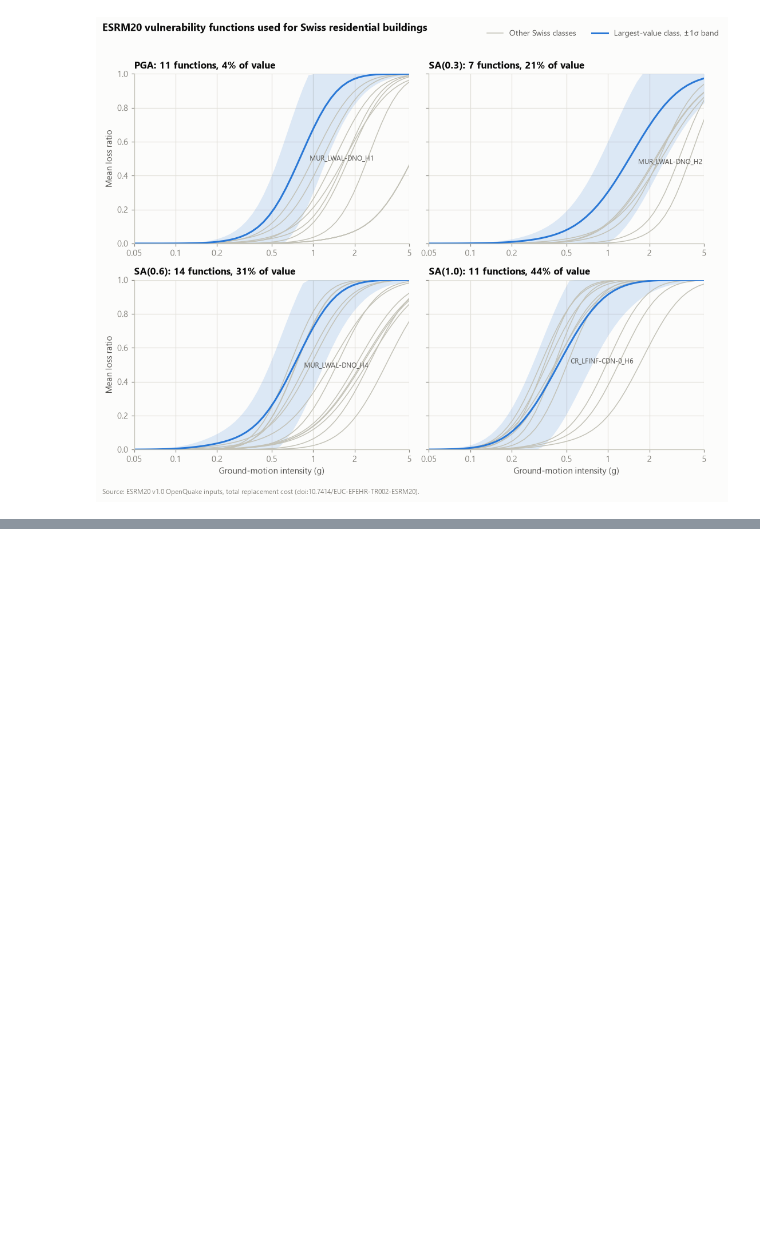
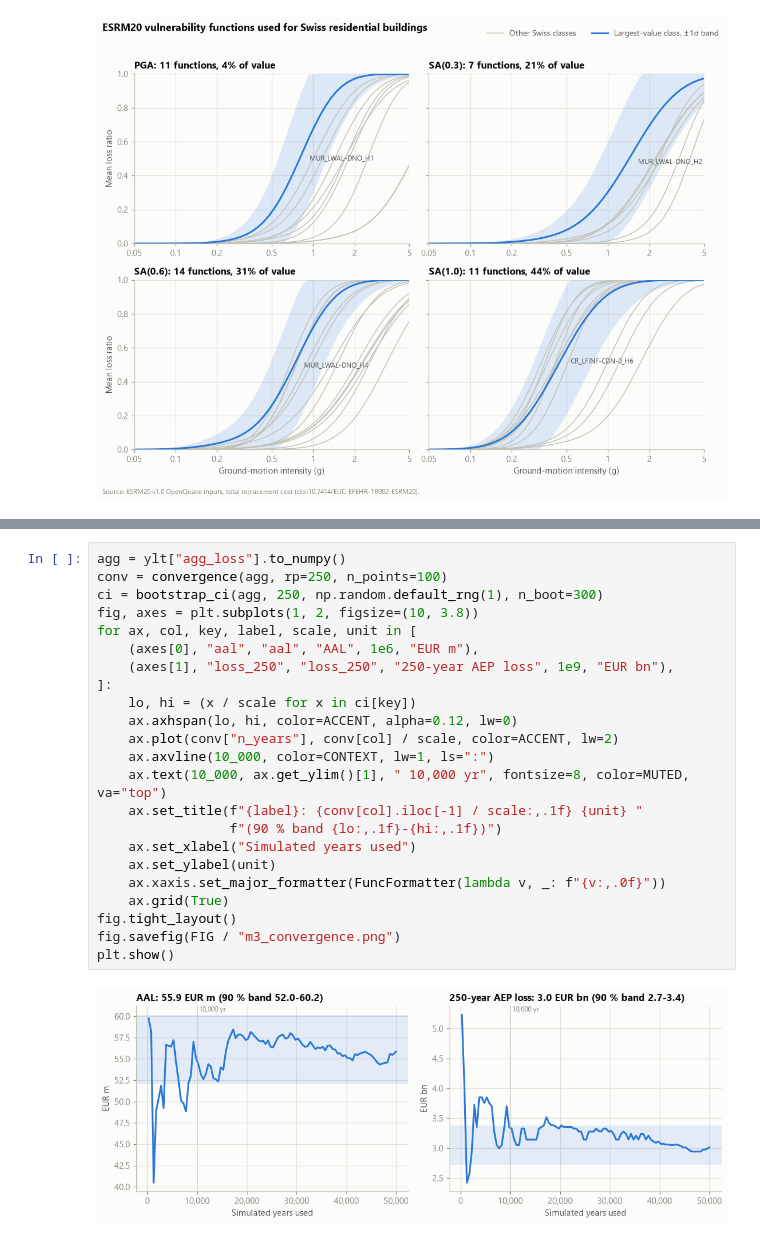
Before and after one commit to olivier-meyers/chquake, a Jupyter notebook: notebooks/01_results.ipynb, the cells around one changed output, grey strips where cells are left out. Drawn from its saved outputs; the diff is of its cells as text; blank space fills up the shorter version.

```diff
--- a/notebooks/01_results.ipynb
+++ b/notebooks/01_results.ipynb
@@ -110,0 +254,25 @@ plt.show()
+# %%
+agg = ylt["agg_loss"].to_numpy()
+conv = convergence(agg, rp=250, n_points=100)
+ci = bootstrap_ci(agg, 250, np.random.default_rng(1), n_boot=300)
+fig, axes = plt.subplots(1, 2, figsize=(10, 3.8))
+for ax, col, key, label, scale, unit in [
+    (axes[0], "aal", "aal", "AAL", 1e6, "EUR m"),
+    (axes[1], "loss_250", "loss_250", "250-year AEP loss", 1e9, "EUR bn"),
+]:
+    lo, hi = (x / scale for x in ci[key])
+    ax.axhspan(lo, hi, color=ACCENT, alpha=0.12, lw=0)
+    ax.plot(conv["n_years"], conv[col] / scale, color=ACCENT, lw=2)
+    ax.axvline(10_000, color=CONTEXT, lw=1, ls=":")
+    ax.text(10_000, ax.get_ylim()[1], " 10,000 yr", fontsize=8, color=MUTED, va="top")
+    ax.set_title(f"{label}: {conv[col].iloc[-1] / scale:,.1f} {unit} "
+                 f"(90 % band {lo:,.1f}-{hi:,.1f})")
+    ax.set_xlabel("Simulated years used")
+    ax.set_ylabel(unit)
+    ax.xaxis.set_major_formatter(FuncFormatter(lambda v, _: f"{v:,.0f}"))
+    ax.grid(True)
+fig.tight_layout()
+fig.savefig(FIG / "m3_convergence.png")
+plt.show()
+# %% [output]
+[figure, added]
```
Also changed, not shown: parts of 11 cells of this notebook, 7 other files.
